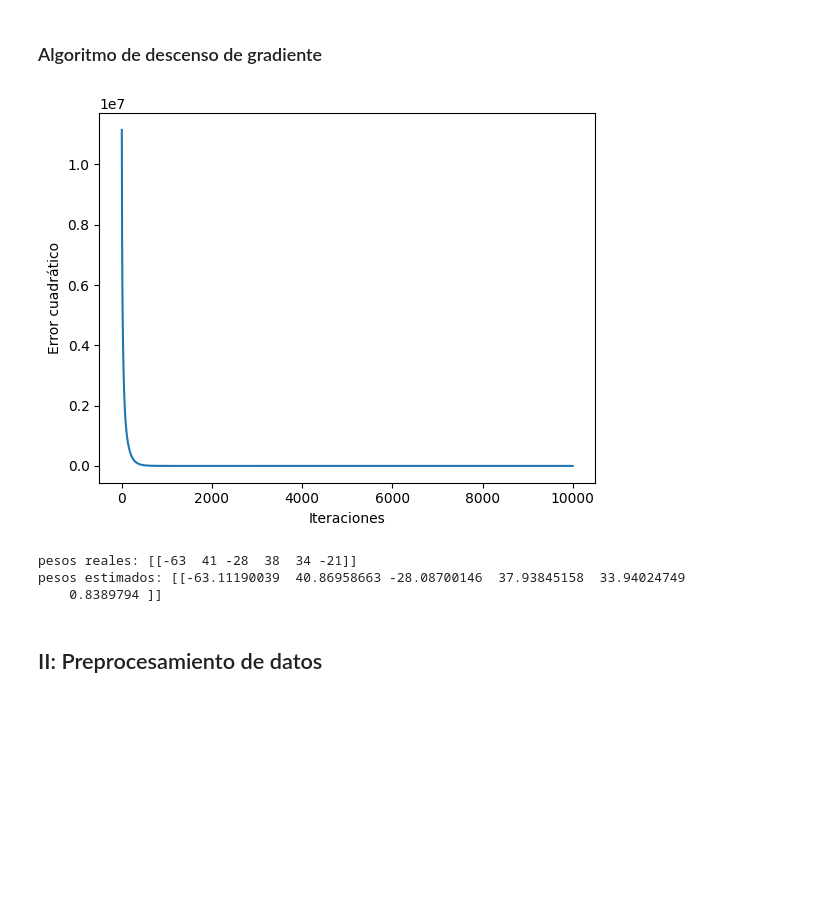
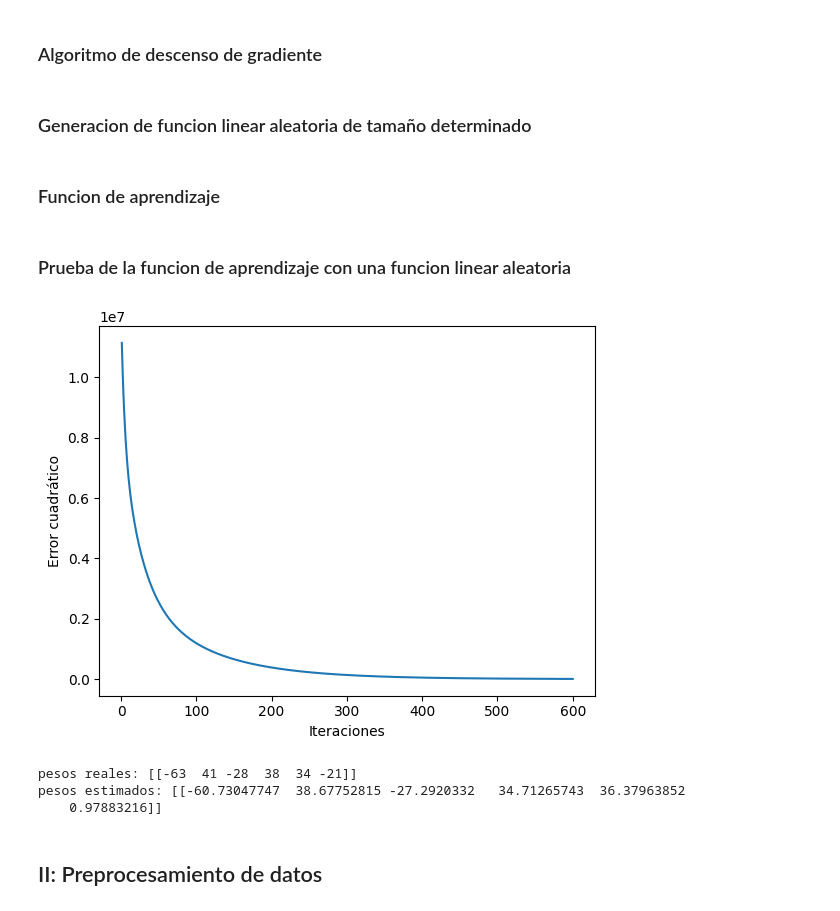
Before and after one commit to aaeilrv/CI5438-Proyecto1, a Jupyter notebook: proyecto-1.ipynb, the cells around one changed output. Saved outputs shown, nothing was run; the diff lists cells and outputs as text; code cells hidden in the pictures; blank space fills up the shorter version.

```diff
--- a/proyecto-1.ipynb
+++ b/proyecto-1.ipynb
@@ -29,5 +29,7 @@ def gradient_descent(X, Y, weights, learning_rate):
     weights = weights + learning_rate * dldw
 
     return weights
+# %% [markdown]
+### Generacion de funcion linear aleatoria de tamaño determinado
 # %%
 # Inicialización de Parámetros
@@ -59,25 +52,44 @@ gotten_values = []
+# %% [markdown]
+### Funcion de aprendizaje
+# %%
+def learner(X, Y, size):
+    learning_rate = 0.000001
+    max_iter = 600
+    epsilon = 0.0001
+
+    w = np.ones((size,1)) #pesos iniciales
+    error = []
+    gotten_values = []
+
+    #Iteración del algoritmo
+    for i in range(max_iter):
+        w = gradient_descent(X, Y, w, learning_rate)
+        gotten_values.append(w)
+        err = error_rate(w, X, Y)
+        error.append(err)
+        if err < epsilon:
+            break
+    return w, error, gotten_values
+# %% [markdown]
+### Prueba de la funcion de aprendizaje con una funcion linear aleatoria
 # %%
-#Iteración del algoritmo
-for i in range(max_iter):
-    w = gradient_descent(X, Y, w, learning_rate)
-    gotten_values.append(w)
-    err = error_rate(w, X, Y)
-    error.append(err)
-    if err < epsilon:
-        break
+
+size = 6
+function_weights, X, Y = generate_linear_function(size)
+w, error, gotten_values = learner(X, Y, size)
 
 p.plot([i+1 for i in range(len(error))], error)
 p.xlabel("Iteraciones")
 p.ylabel("Error cuadrático")
 p.show()
 
-print(f"pesos reales: {np.transpose(weights)}")
+print(f"pesos reales: {np.transpose(function_weights)}")
 print(f"pesos estimados: {np.transpose(w)}")
 # %% [output]
-[figure, old version]
+[figure, new version]
 pesos reales: [[-63  41 -28  38  34 -21]]
-pesos estimados: [[-63.11190039  40.86958663 -28.08700146  37.93845158  33.94024749
-    0.8389794 ]]
+pesos estimados: [[-60.73047747  38.67752815 -27.2920332   34.71265743  36.37963852
+    0.97883216]]
 # %% [markdown]
 ## II: Preprocesamiento de datos
 # %%
```
Also changed, not shown: parts of 1 cell of this notebook.
